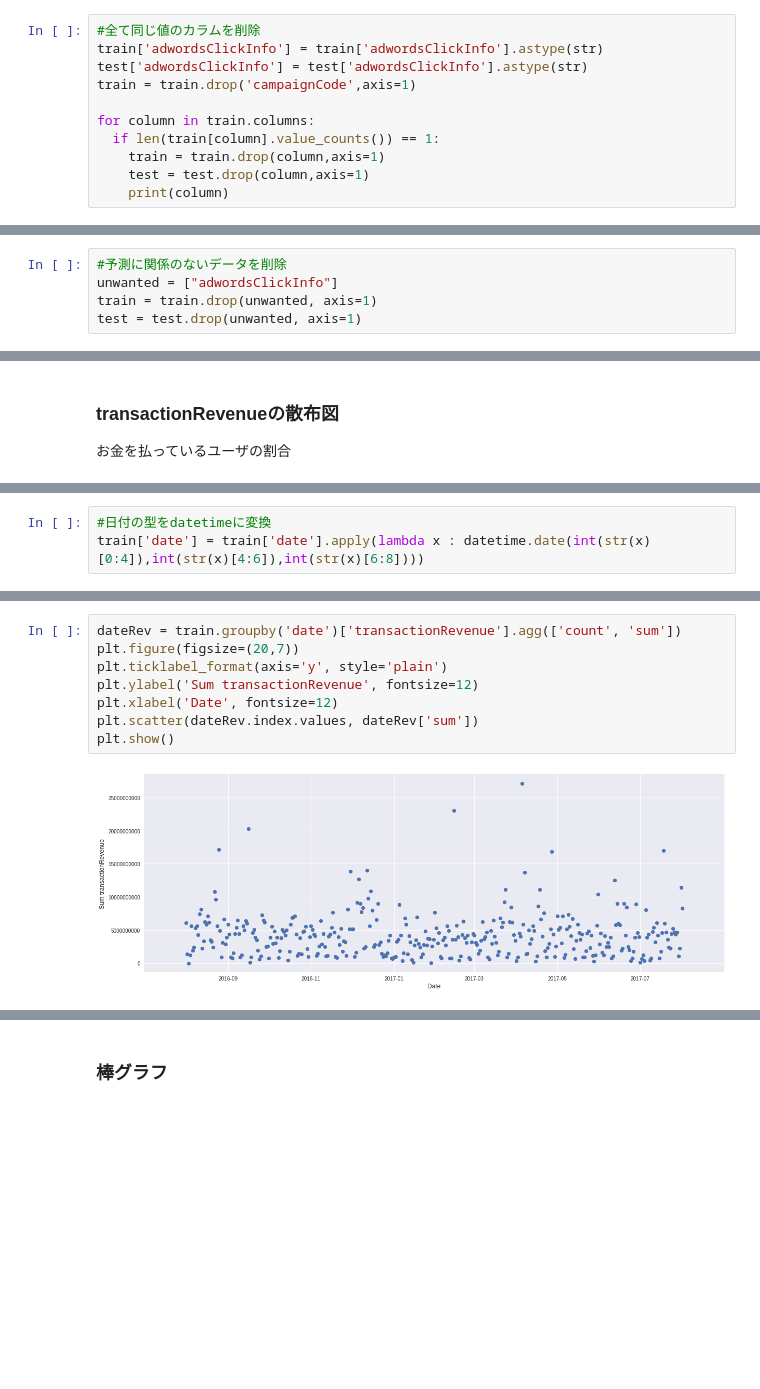
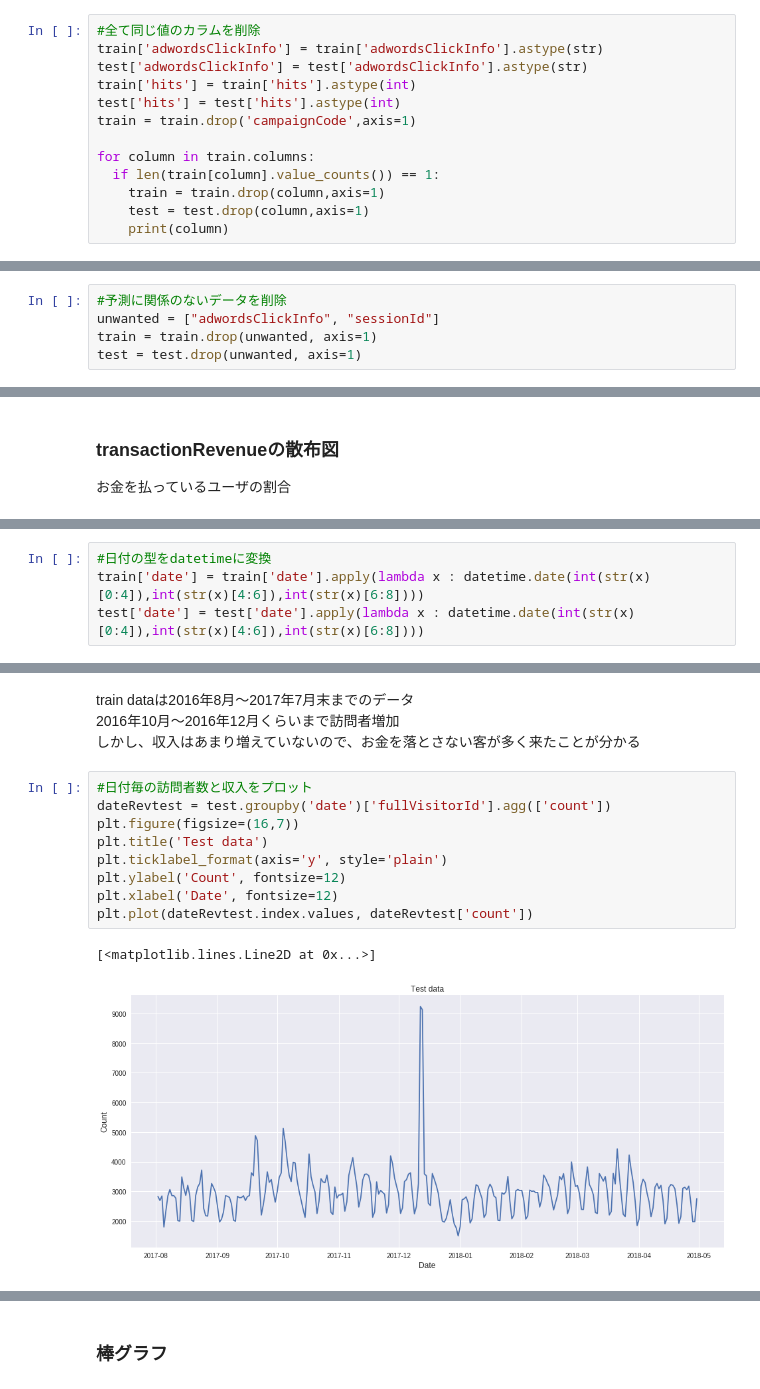
Before and after one commit to taiki323/kaggle_training, a Jupyter notebook: Google_Analytics_Customer_Revenue_Prediction.ipynb, the cells around one changed output, grey strips where cells are left out. Saved outputs shown, nothing was run; the diff lists cells and outputs as text; blank space fills up the shorter version.

```diff
--- a/Google_Analytics_Customer_Revenue_Prediction.ipynb
+++ b/Google_Analytics_Customer_Revenue_Prediction.ipynb
@@ -160,6 +162,8 @@ print(diff_col)
 #全て同じ値のカラムを削除
 train['adwordsClickInfo'] = train['adwordsClickInfo'].astype(str)
 test['adwordsClickInfo'] = test['adwordsClickInfo'].astype(str)
+train['hits'] = train['hits'].astype(int)
+test['hits'] = test['hits'].astype(int)
 train = train.drop('campaignCode',axis=1)
 
 for column in train.columns:
@@ -222,7 +226,7 @@ train = train.drop(del_columns, axis=1)
 test = test.drop(del_columns, axis=1)
 # %%
 #予測に関係のないデータを削除
-unwanted = ["adwordsClickInfo"]
+unwanted = ["adwordsClickInfo", "sessionId"]
 train = train.drop(unwanted, axis=1)
 test = test.drop(unwanted, axis=1)
 # %%
@@ -259,3 +263,4 @@ print("お金を払っているユーザの割合は全体の" ,100 * ((gdf['tra
 # %%
 #日付の型をdatetimeに変換
 train['date'] = train['date'].apply(lambda x : datetime.date(int(str(x)[0:4]),int(str(x)[4:6]),int(str(x)[6:8])))
+test['date'] = test['date'].apply(lambda x : datetime.date(int(str(x)[0:4]),int(str(x)[4:6]),int(str(x)[6:8])))
@@ -262,10 +286,16 @@ train['date'] = train['date'].apply(lambda x : datetime.date(int(str(x)[0:4]),in
+# %% [markdown]
+train dataは2016年8月～2017年7月末までのデータ
+2016年10月～2016年12月くらいまで訪問者増加
+しかし、収入はあまり増えていないので、お金を落とさない客が多く来たことが分かる
 # %%
-dateRev = train.groupby('date')['transactionRevenue'].agg(['count', 'sum'])
-plt.figure(figsize=(20,7))
+#日付毎の訪問者数と収入をプロット
+dateRevtest = test.groupby('date')['fullVisitorId'].agg(['count'])
+plt.figure(figsize=(16,7))
+plt.title('Test data')
 plt.ticklabel_format(axis='y', style='plain')
-plt.ylabel('Sum transactionRevenue', fontsize=12)
+plt.ylabel('Count', fontsize=12)
 plt.xlabel('Date', fontsize=12)
-plt.scatter(dateRev.index.values, dateRev['sum'])
-plt.show()
+plt.plot(dateRevtest.index.values, dateRevtest['count'])
 # %% [output]
+[<matplotlib.lines.Line2D at 0x...>]
-[figure, old version]
+[figure, new version]
```
Also changed, not shown: parts of 49 cells of this notebook.
